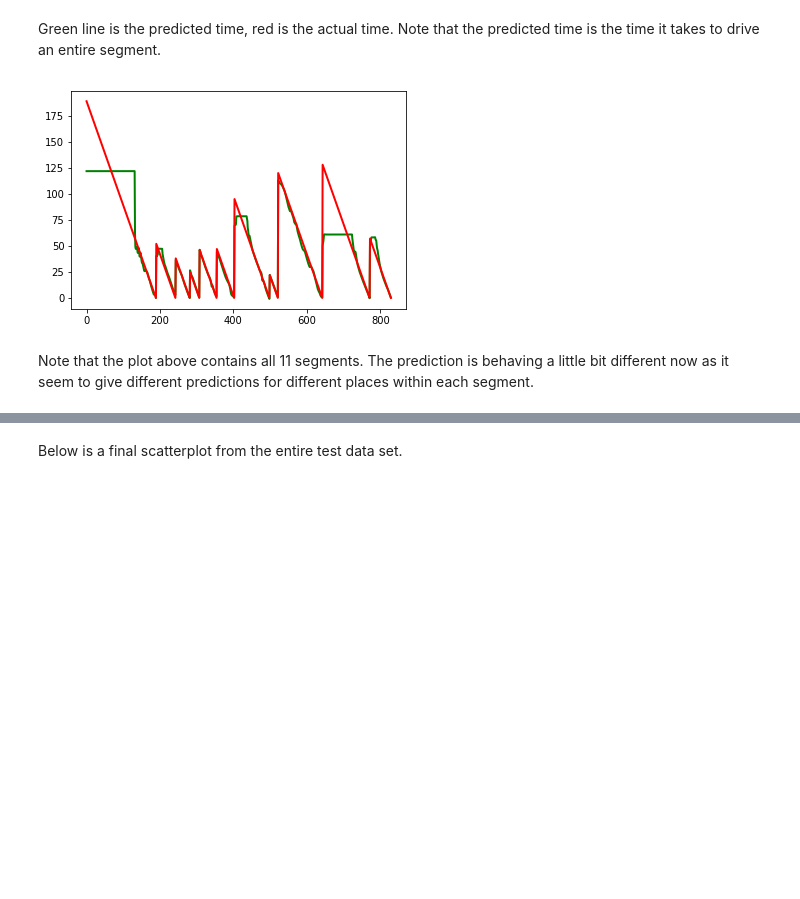
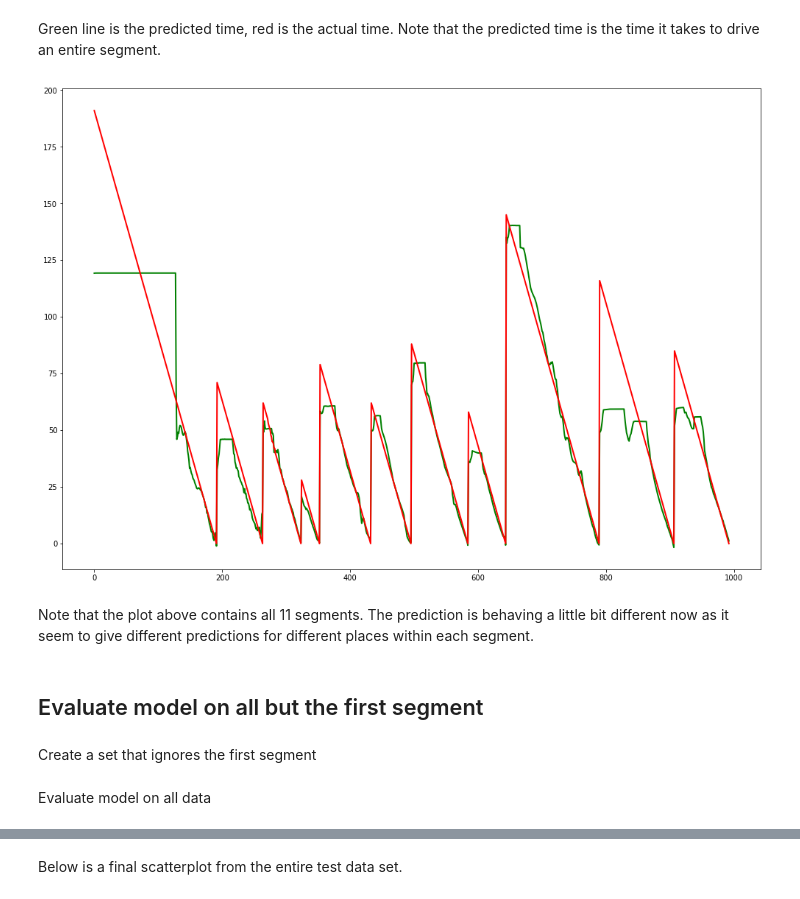
Before and after one commit to M20190649/TDDE19-bus-arrival-time, a Jupyter notebook: ANN/Model 2v2 - all data all features with sequence of test data.ipynb, the cells around one changed output, grey strips where cells are left out. Saved outputs shown, nothing was run; the diff lists cells and outputs as text; code cells hidden in the pictures; blank space fills up the shorter version.

Commit message:
Further work on the model, simplified, added graphs for an entire run wothout first segment

```diff
--- a/ANN/Model 2v2 - all data all features with sequence of test data.ipynb
+++ b/ANN/Model 2v2 - all data all features with sequence of test data.ipynb
@@ -65,7 +65,7 @@ dataset['journey_number'] = df['journey_number']
 # %% [markdown]
 Select an arbitrary number of test journeys
 # %%
-num_test_segments = 100
+num_test_segments = 700
 msk = np.random.randint(1, dataset.journey_number.unique()[-1], num_test_segments)
 mask = dataset['journey_number'].isin(msk)
 # %% [markdown]
@@ -85,8 +85,6 @@ Build model
 # %%
 model = keras.Sequential([
 	keras.layers.Dense(len(train_data.columns), activation=tf.nn.sigmoid, input_shape=(train_data.shape[1],)),
-    keras.layers.Dense(len(train_data.columns)),
-    keras.layers.Dense(len(train_data.columns)),
     keras.layers.Dense(len(train_data.columns)),
     keras.layers.Dense(3),
 	keras.layers.Dense(1)
@@ -161,10 +155,15 @@ j_labels = j_labels.reset_index().drop(columns=['index'])
 # %% [markdown]
 Green line is the predicted time, red is the actual time. Note that the predicted time is the time it takes to drive an entire segment.
 # %%
+plt.rcParams['figure.figsize'] = [17, 12]
 plt.plot(predictions, color='green', linewidth=2, markersize=12)
 plt.plot(j_labels, color='red', linewidth=2, markersize=12)
 plt.show()
 # %% [output]
-[figure, old version]
+[figure, new version]
 # %% [markdown]
 Note that the plot above contains all 11 segments. The prediction is behaving a little bit different now as it seem to give different predictions for different places within each segment.
+# %% [markdown]
+## Evaluate model on all but the first segment
+# %% [markdown]
+Create a set that ignores the first segment
@@ -170,0 +188,2 @@ Note that the plot above contains all 11 segments. The prediction is behaving a
+# %% [markdown]
+Evaluate model on all data
```
Also changed, not shown: parts of 15 cells of this notebook.
